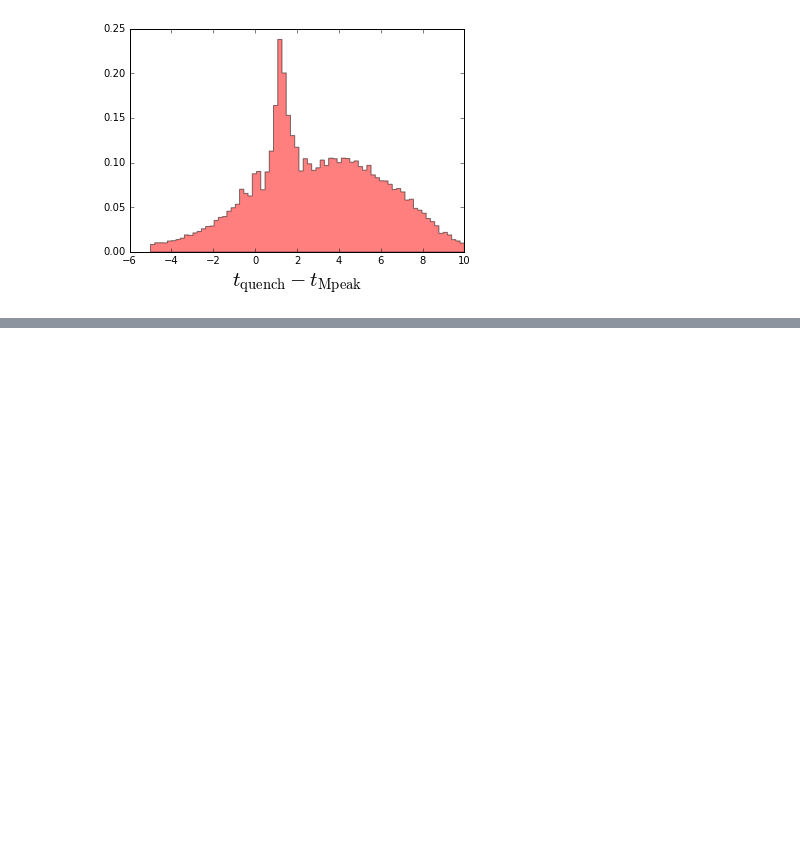
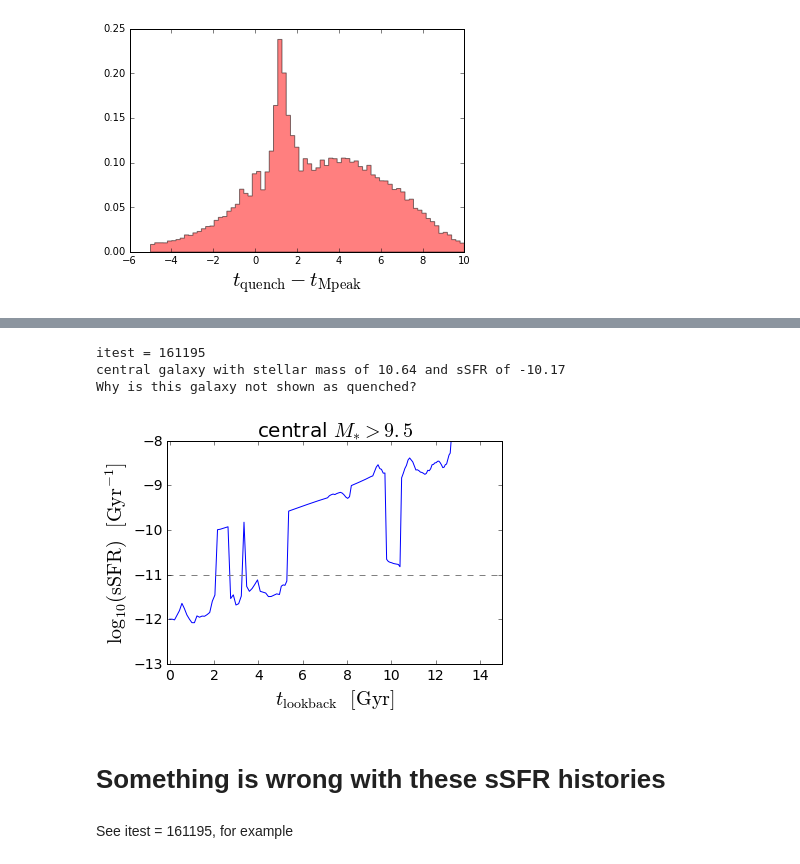
Before and after one commit to aphearin/time_evolving_cam_utils, a Jupyter notebook: plot_quenching_times.ipynb, the cells around one changed output, grey strips where cells are left out. Saved outputs shown, nothing was run; the diff lists cells and outputs as text; code cells hidden in the pictures; blank space fills up the shorter version.

Commit message:
Did some work in plot_quenching_times.ipynb notebook showing that the sSFR histories I'm calculating don't seem consistent with manual inspection tests, such as for itest = 161195

```diff
--- a/plot_quenching_times.ipynb
+++ b/plot_quenching_times.ipynb
@@ -123,0 +138,50 @@ plt.xlabel(r'$t_{\rm quench} - t_{\rm Mpeak}$', size=21)
+# %%
+itest=np.random.randint(0, len(histories)-1)
+itest = 161195
+
+
+print("itest = {0}".format(itest))
+
+h = histories[itest]
+if h['upid'] == -1:
+    gal_type = 'central'
+else:
+    gal_type = 'satellite'
+
+
+ssfr_array = ssfr_matrix[itest, :]
+
+print("{0} galaxy with stellar mass of {1:.2f} and sSFR of {2:.2f}".format(
+    gal_type, np.log10(h['sm']), np.log10(h['sfr']/h['sm']) ))
+
+if np.log10(h['sfr']/h['sm']) < -11:
+    line_color = 'red'
+else:
+    line_color = 'blue'
+
+toy_history = np.log10(ssfr_array)
+plt.plot(universe_age_array[-1] - universe_age_array, toy_history, color=line_color)
+plt.plot(np.linspace(-0.1, 15, 100), np.zeros(100)-11, '--', color='gray')
+
+if gal_type == 'central':
+    plt.title(r'central $M_{\ast} > 9.5$', size=20)
+else:
+    plt.title(r'satellite $M_{\ast} > 9.5$', size=20)
+
+plt.xlabel(r'$t_{\rm lookback}$  $[{\rm Gyr}]$', size=20)
+plt.xticks(size=14); plt.yticks(size=14)
+plt.ylabel(r'${\rm log_{10}(sSFR})$  $[{\rm Gyr^{-1}}]$', size=20)
+
+plt.xlim(xmin=-0.1, xmax=15)
+plt.ylim(ymin=-13, ymax=-8)
+
+print("Why is this galaxy not shown as quenched?")
+# %% [output]
+itest = 161195
+central galaxy with stellar mass of 10.64 and sSFR of -10.17
+Why is this galaxy not shown as quenched?
+[figure, added]
+# %% [markdown]
+# Something is wrong with these sSFR histories
+# %% [markdown]
+See itest = 161195, for example
```
Also changed, not shown: parts of 2 cells of this notebook, 1 other file.
